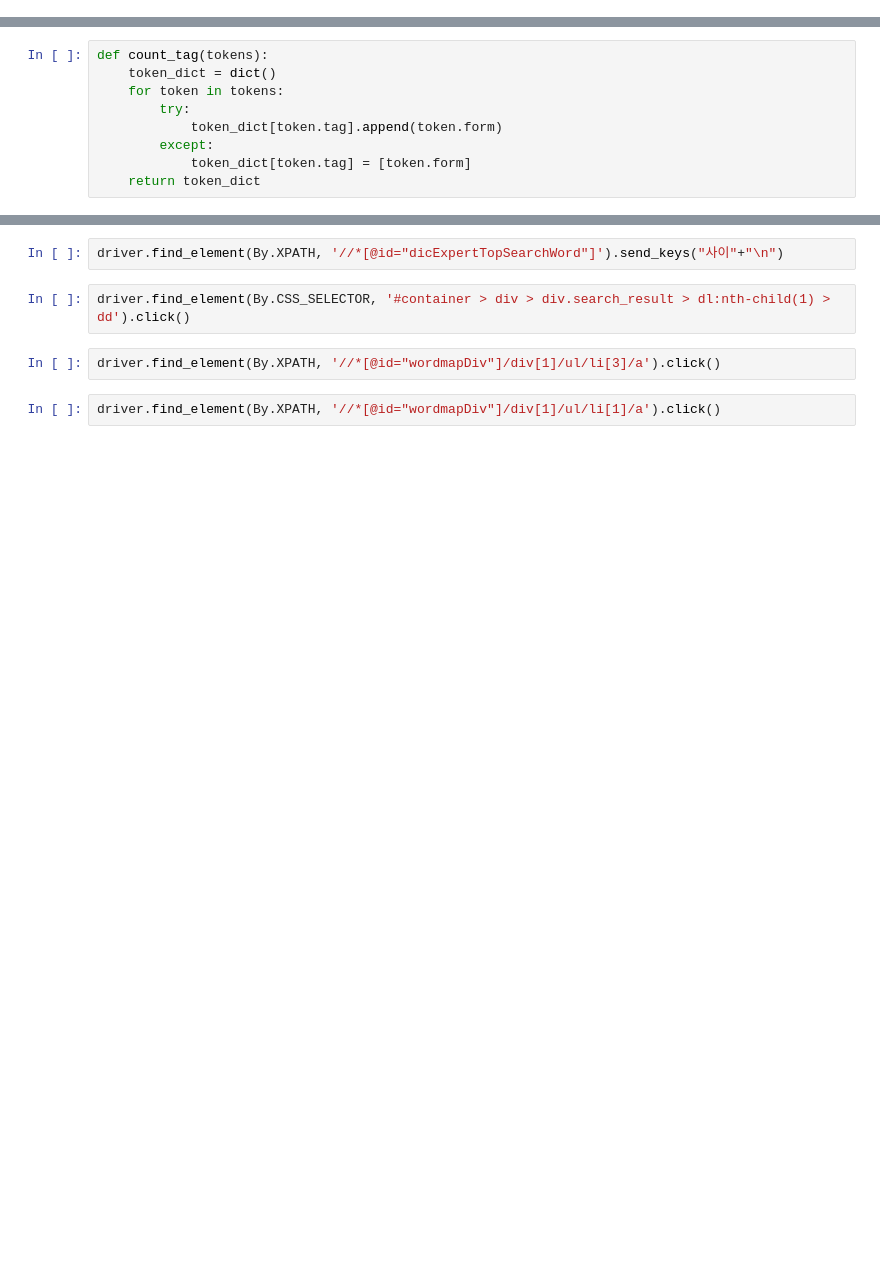
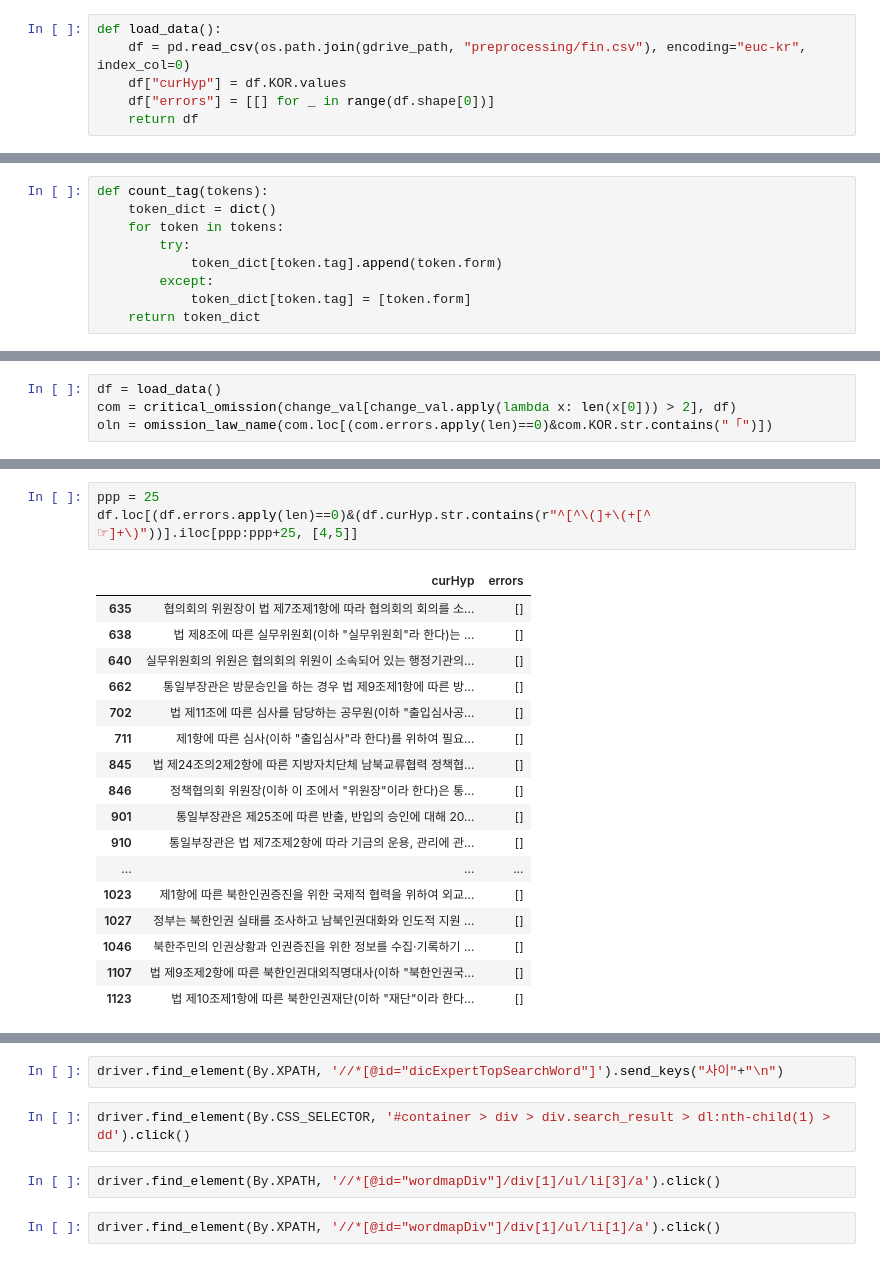
Before and after one commit to tjtmddnjswkd/capstone, a Jupyter notebook: 3_make_errors/e1_make_errors.ipynb, the cells around one changed output, grey strips where cells are left out. Saved outputs shown, nothing was run; the diff lists cells and outputs as text; blank space fills up the shorter version.

```diff
--- a/3_make_errors/e1_make_errors.ipynb
+++ b/3_make_errors/e1_make_errors.ipynb
@@ -10,4 +24,10 @@ if os.path.exists(r"G:\내 드라이브\KB인턴관련"):
     gdrive_path = r"G:\내 드라이브\KB인턴관련"
 else:
     gdrive_path = "/content/drive/MyDrive/KB인턴관련"
+# %%
+def load_data():
+    df = pd.read_csv(os.path.join(gdrive_path, "preprocessing/fin.csv"), encoding="euc-kr", index_col=0)
+    df["curHyp"] = df.KOR.values
+    df["errors"] = [[] for _ in range(df.shape[0])]
+    return df
 # %%
@@ -123,0 +312,4 @@ from selenium import webdriver
+# %%
+df = load_data()
+com = critical_omission(change_val[change_val.apply(lambda x: len(x[0])) > 2], df)
+oln = omission_law_name(com.loc[(com.errors.apply(len)==0)&com.KOR.str.contains("「")])
@@ -123,0 +330,21 @@ from selenium import webdriver
+# %%
+ppp = 25
+df.loc[(df.errors.apply(len)==0)&(df.curHyp.str.contains(r"^[^\(]+\(+[^☞]+\)"))].iloc[ppp:ppp+25, [4,5]]
+# %% [output]
+|  | curHyp | errors |
+| 635 | 협의회의 위원장이 법 제7조제1항에 따라 협의회의 회의를 소... | [] |
+| 638 | 법 제8조에 따른 실무위원회(이하 "실무위원회"라 한다)는 ... | [] |
+| 640 | 실무위원회의 위원은 협의회의 위원이 소속되어 있는 행정기관의... | [] |
+| 662 | 통일부장관은 방문승인을 하는 경우 법 제9조제1항에 따른 방... | [] |
+| 702 | 법 제11조에 따른 심사를 담당하는 공무원(이하 "출입심사공... | [] |
+| 711 | 제1항에 따른 심사(이하 "출입심사"라 한다)를 위하여 필요... | [] |
+| 845 | 법 제24조의2제2항에 따른 지방자치단체 남북교류협력 정책협... | [] |
+| 846 | 정책협의회 위원장(이하 이 조에서 "위원장"이라 한다)은 통... | [] |
+| 901 | 통일부장관은 제25조에 따른 반출, 반입의 승인에 대해 20... | [] |
+| 910 | 통일부장관은 법 제7조제2항에 따라 기금의 운용, 관리에 관... | [] |
+| ... | ... | ... |
+| 1023 | 제1항에 따른 북한인권증진을 위한 국제적 협력을 위하여 외교... | [] |
+| 1027 | 정부는 북한인권 실태를 조사하고 남북인권대화와 인도적 지원 ... | [] |
+| 1046 | 북한주민의 인권상황과 인권증진을 위한 정보를 수집·기록하기 ... | [] |
+| 1107 | 법 제9조제2항에 따른 북한인권대외직명대사(이하 "북한인권국... | [] |
+| 1123 | 법 제10조제1항에 따른 북한인권재단(이하 "재단"이라 한다... | [] |
```
Also changed, not shown: parts of 37 cells of this notebook.
